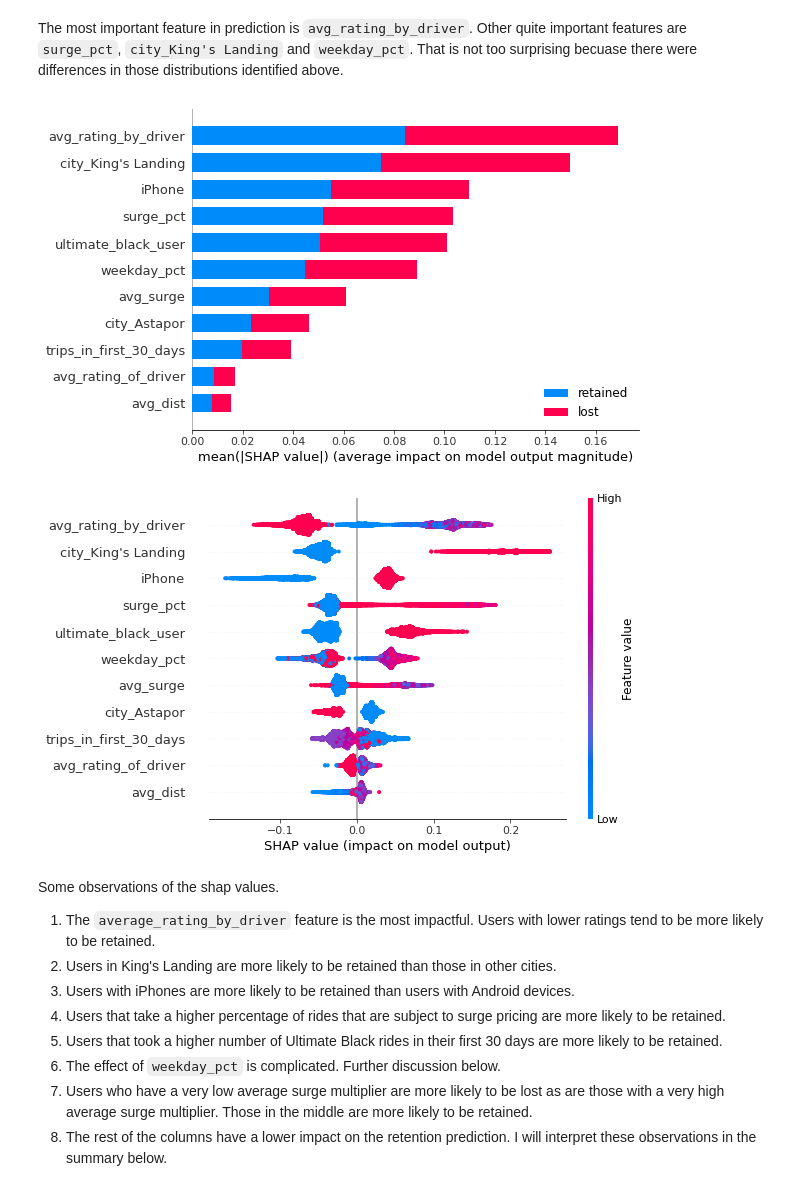
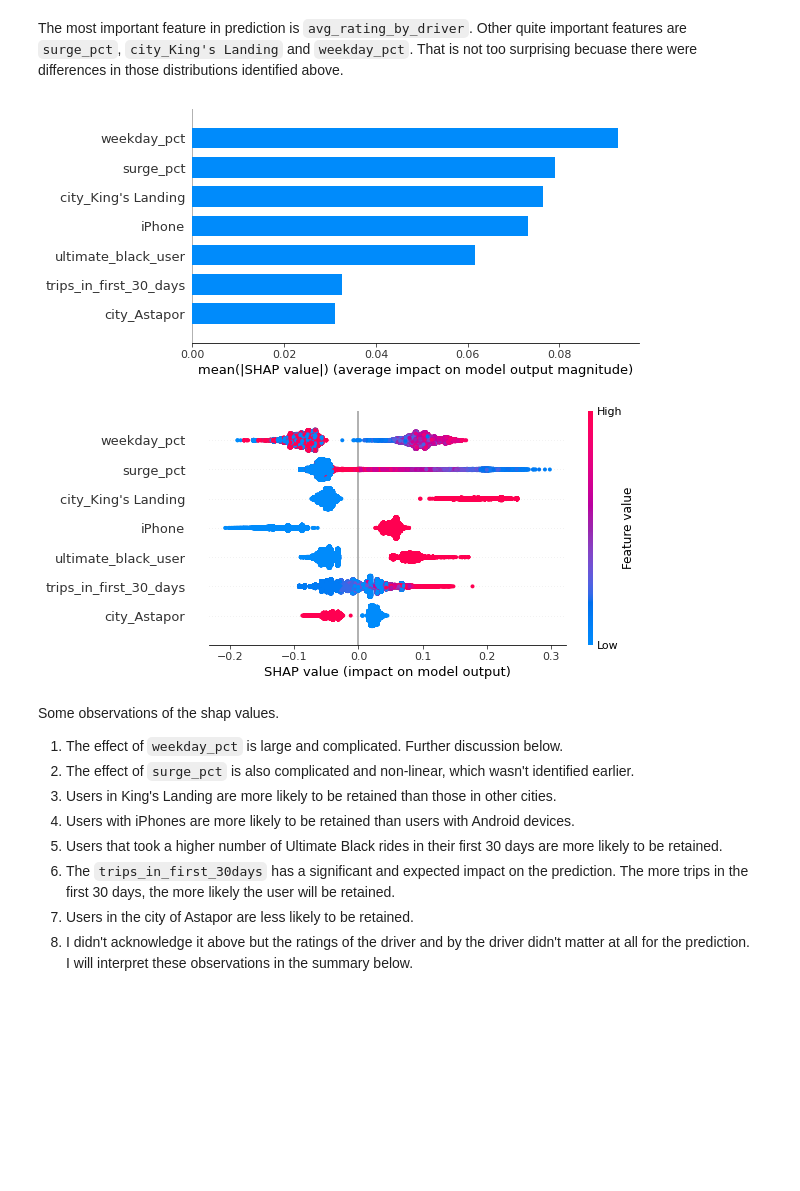
Before and after one commit to b-c-murphy/Springboard-Challenges, a Jupyter notebook: Unlimited Tech/Analysis & Modelling.ipynb, the cells around one changed output. Drawn from its saved outputs; the diff is of its cells as text; code cells hidden in the pictures; blank space fills up the shorter version.

```diff
--- a/Unlimited Tech/Analysis & Modelling.ipynb
+++ b/Unlimited Tech/Analysis & Modelling.ipynb
@@ -525,0 +767,6 @@ y = y.to_numpy()
+# %%
+iv = iv.sort_values('IV',ascending=False)
+print(iv.head())
+
+feats = list(iv.loc[(iv.IV>.01) & (iv.IV<.8),'VAR_NAME'])
+X2 = data[feats]
@@ -525,0 +782,29 @@ y = y.to_numpy()
+# %%
+from statsmodels.stats.outliers_influence import variance_inflation_factor
+
+def iterate_vif(df, vif_threshold=5, max_vif=6):
+    count = 0
+    while max_vif > vif_threshold:
+        count += 1
+        print("Iteration # "+str(count))
+
+        ### Create data frame with features column and
+        ### variance inflation factor column
+        vif = pd.DataFrame()
+        vif["VIFactor"] = [variance_inflation_factor(df.values, i) for i in range(df.shape[1])]
+        vif["features"] = df.columns
+
+
+
+        if vif['VIFactor'].max() > vif_threshold:
+            print('Removing %s with VIF of %f' % (vif[vif['VIFactor'] == vif['VIFactor'].max()]['features'].values[0], vif['VIFactor'].max()))
+            df = df.drop(vif[vif['VIFactor'] == vif['VIFactor'].max()]['features'].values[0], axis=1)
+            max_vif = vif['VIFactor'].max()
+            #if count==45:
+                #print('early stop for plotting intermediate step')
+                #return df, vif.sort_values('VIFactor')
+        else:
+            print('Complete')
+            return df, vif.sort_values('VIFactor')
+# %%
+final_df,vif = iterate_vif(X2)
@@ -557,3 +837,6 @@ feats = data.columns
+# %%
+X = final_df.to_numpy()
+feats = final_df.columns
 # %%
 from sklearn.model_selection import train_test_split
 X_train,X_test,y_train,y_test = train_test_split(X,y,\
@@ -726,26 +1005,26 @@ import shap
 
 shap_values = shap.TreeExplainer(rf_gs.best_estimator_).shap_values(X_train)
 # %%
-shap.summary_plot(shap_values, X_train, plot_type="bar",\
-                  feature_names=data.columns, class_names=['lost','retained'],\
+shap.summary_plot(shap_values[1], X_train, plot_type="bar",\
+                  feature_names=feats, class_names=['lost','retained'],\
                  )
 # %% [output]
-[figure, old version]
+[figure, new version]
 # %%
 shap.summary_plot(shap_values[1], X_train,\
-                  feature_names=data.columns,\
+                  feature_names=feats,\
                   class_names=['lost','retained'])
 # %% [output]
-[figure, old version]
+[figure, new version]
 # %% [markdown]
 Some observations of the shap values.
-1.  The `average_rating_by_driver` feature is the most impactful.  Users with lower ratings tend to be more likely to be retained.
+1.  The effect of `weekday_pct` is large and complicated. Further discussion below.
+1.  The effect of `surge_pct` is also complicated and non-linear, which wasn't identified earlier.
 1.  Users in King's Landing are more likely to be retained than those in other cities.
 1.  Users with iPhones are more likely to be retained than users with Android devices.
-1.  Users that take a higher percentage of rides that are subject to surge pricing are more likely to be retained.
 1.  Users that took a higher number of Ultimate Black rides in their first 30 days are more likely to be retained.
-1.  The effect of `weekday_pct` is complicated. Further discussion below.
-1.  Users who have a very low average surge multiplier are more likely to be lost as are those with a very high average surge multiplier.  Those in the middle are more likely to be retained.
-1.  The rest of the columns have a lower impact on the retention prediction.
+1.  The `trips_in_first_30days` has a significant and expected impact on the prediction. The more trips in the first 30 days, the more likely the user will be retained.
+1.  Users in the city of Astapor are less likely to be retained.
+1.  I didn't acknowledge it above but the ratings of the driver and by the driver didn't matter at all for the prediction.
 I will interpret these observations in the summary below.
 # %%
```
Also changed, not shown: parts of 39 cells of this notebook.
